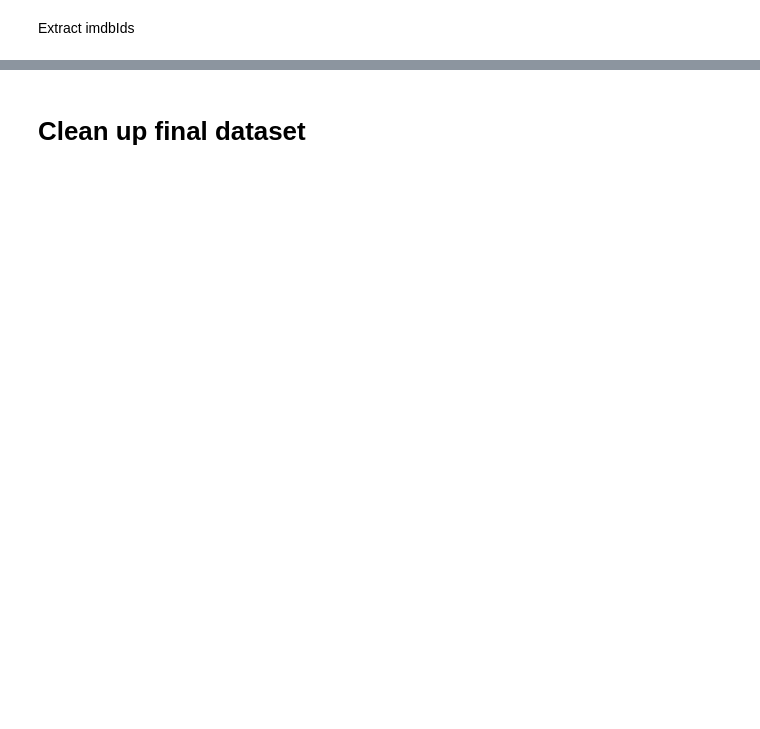
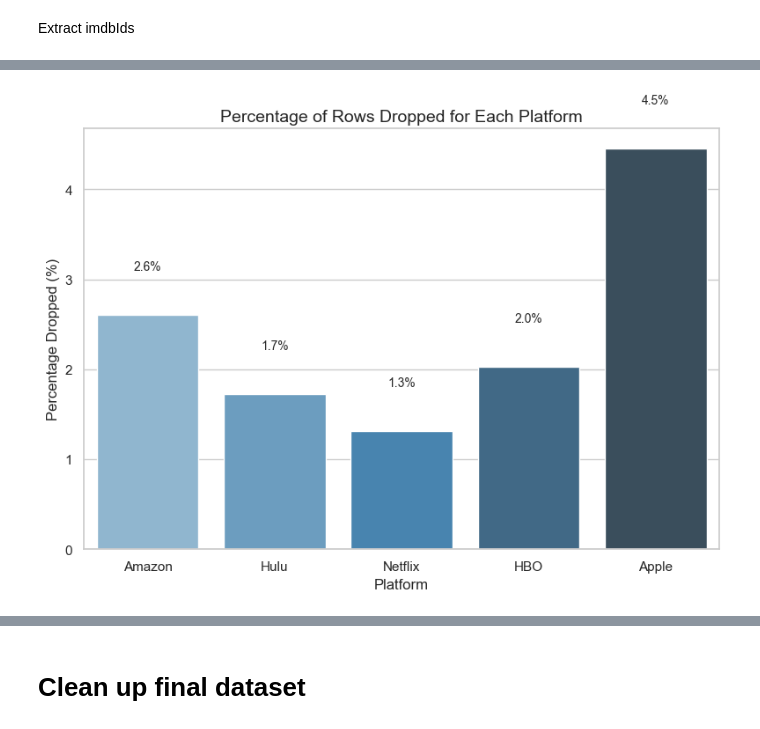
Before and after one commit to kval122/StreamingAnalysis, a Jupyter notebook: notebooks/data_cleaning.ipynb, the cells around one changed output, grey strips where cells are left out. Saved outputs shown, nothing was run; the diff lists cells and outputs as text; code cells hidden in the pictures; blank space fills up the shorter version.

```diff
--- a/notebooks/data_cleaning.ipynb
+++ b/notebooks/data_cleaning.ipynb
@@ -589,0 +499,86 @@ count_missing_values(final_df)
+# %%
+# Keep track of platform sums before cleaning
+platform_sums_before = final_df[['Amazon', 'Hulu', 'Netflix', 'HBO', 'Apple']].sum()
+print("Platform sums before cleaning:")
+print(platform_sums_before)
+
+# Drop originalTitle, endYear, isAdult, runtimeMinutes, genres_y
+columns_to_drop = ['originalTitle', 'endYear', 'isAdult', 'runtimeMinutes', 'genres_y']
+final_df.drop(columns=columns_to_drop, inplace=True)
+
+# Drop rows where genres_x is blank
+final_df = final_df[final_df['genres_x'].notna() & (final_df['genres_x'] != "")]
+
+#Drop rows where titleType is "tvEpisode"
+final_df = final_df[final_df['titleType'] != "tvEpisode"]
+
+
+# Change type based on titleType
+title_type_to_type = {
+    "short": "movie",
+    "tvMiniSeries": "tv",
+    "tvMovie": "movie",
+    "tvSeries": "tv",
+    "tvShort": "movie",
+    "tvSpecial": "movie",
+    "video": "movie"
+}
+
+final_df['type'] = final_df['titleType'].replace(title_type_to_type)
+
+
+# Drop additional columns
+columns_to_drop = ['startYear', 'titleType', 'title_y']
+final_df.drop(columns=columns_to_drop, inplace=True)
+
+# Drop rows where imdbAverageRating is blank or NaN
+final_df = final_df[final_df['imdbAverageRating'].notna()]
+
+# Drop additional columns
+columns_to_drop = ['averageRating', 'numVotes']
+final_df.drop(columns=columns_to_drop, inplace=True)
+
+# Calculate sum of each platform after cleaning
+platform_sums_after = final_df[['Amazon', 'Hulu', 'Netflix', 'HBO', 'Apple']].sum()
+
+# Calculate the number of rows dropped for each platform
+platform_dropped_counts = platform_sums_before - platform_sums_after
+
+# Calculate the percentage of rows dropped for each platform
+platform_dropped_percent = (platform_dropped_counts / platform_sums_before) * 100
+
+# Convert to a DataFrame for easier plotting
+platform_dropped_percent_df = platform_dropped_percent.reset_index()
+platform_dropped_percent_df.columns = ['Platform', 'Percentage Dropped']
+
+# Set Seaborn style
+sns.set_theme(style="whitegrid", palette="pastel")
+
+# Create a bar chart
+plt.figure(figsize=(8, 6))
+sns.barplot(
+    x='Platform',
+    y='Percentage Dropped',
+    data=platform_dropped_percent_df,
+    palette="Blues_d"
+)
+
+# Add labels and title
+plt.title('Percentage of Rows Dropped for Each Platform', fontsize=14)
+plt.ylabel('Percentage Dropped (%)', fontsize=12)
+plt.xlabel('Platform', fontsize=12)
+
+# Show values on top of bars
+for i, row in platform_dropped_percent_df.iterrows():
+    plt.text(
+        i,
+        row['Percentage Dropped'] + 0.5,  # Position above the bar
+        f"{row['Percentage Dropped']:.1f}%",  # Format percentage
+        ha='center',
+        fontsize=10
+    )
+
+# Show the plot
+plt.tight_layout()
+plt.show()
+# %% [output]
@@ -589,0 +595 @@ count_missing_values(final_df)
+[figure, added]
```
Also changed, not shown: parts of 76 cells of this notebook, 6 other files.
